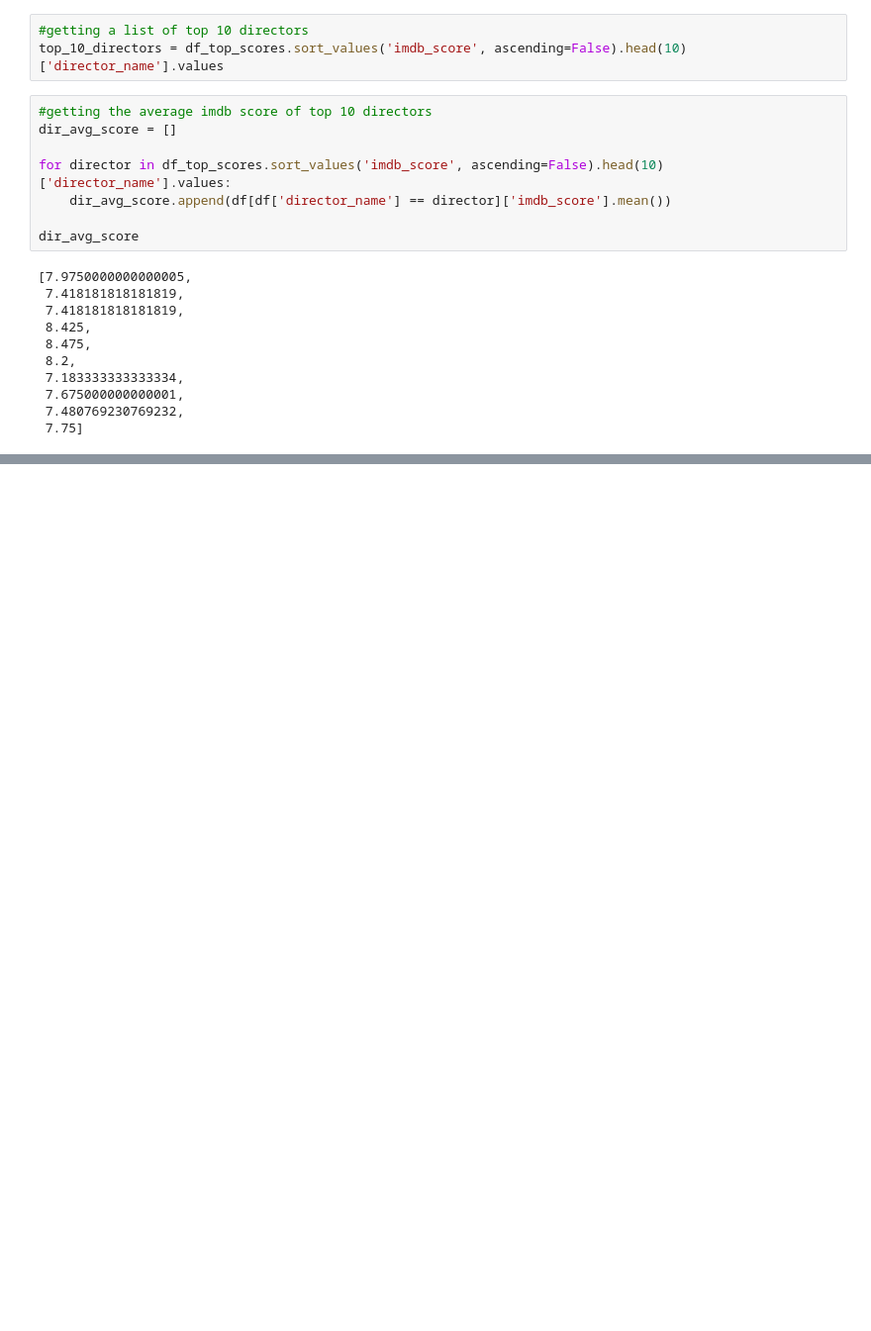
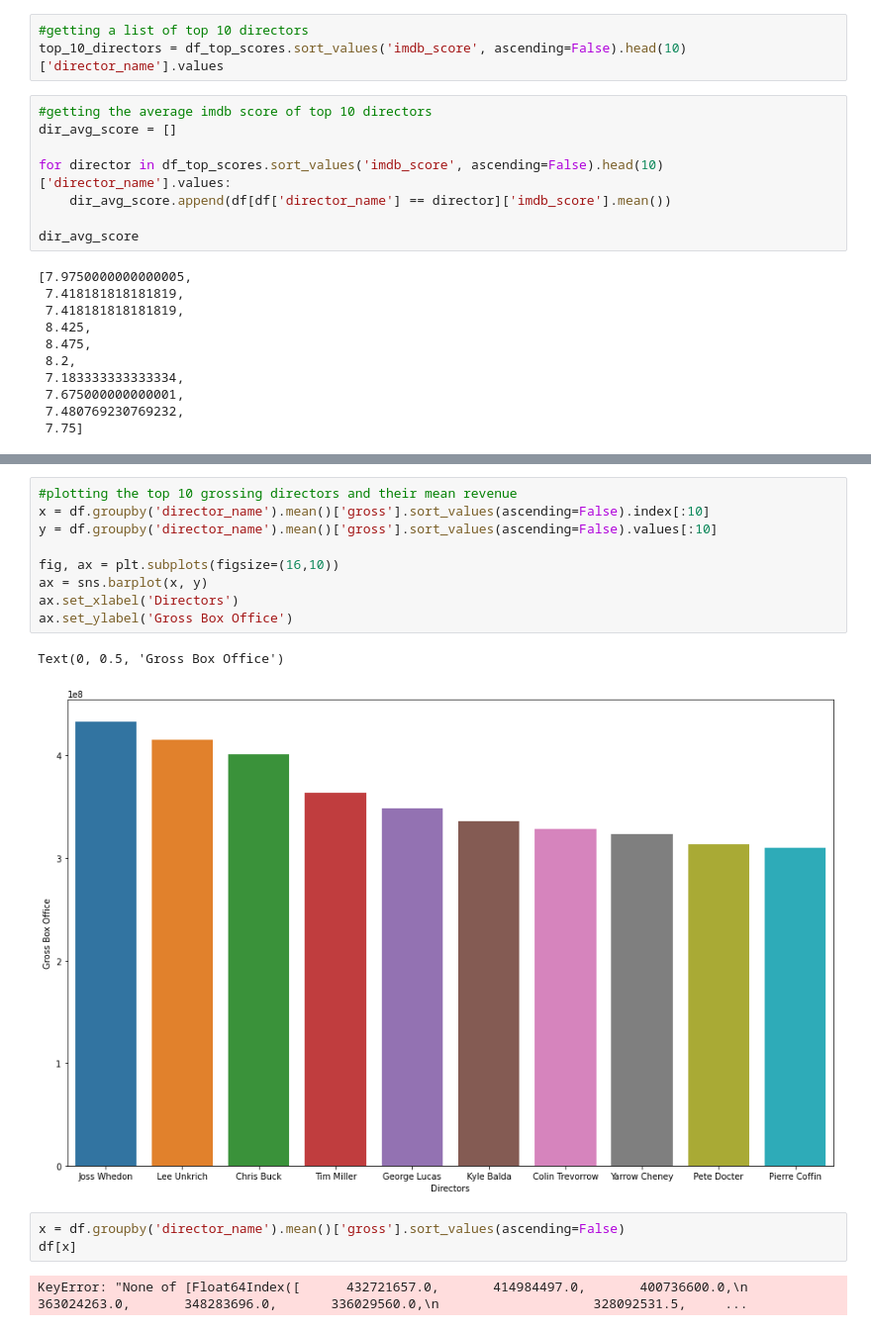
Before and after one commit to KPMcDonough49/dsc-phase-1-project, a Jupyter notebook: vc_working_notebooks/imdb_kaggle_cleaning.ipynb, the cells around one changed output, grey strips where cells are left out. Shown: that part at 99% size. Cells and saved outputs as stored; diff of their text form; blank space fills up the shorter version.

```diff
--- a/vc_working_notebooks/imdb_kaggle_cleaning.ipynb
+++ b/vc_working_notebooks/imdb_kaggle_cleaning.ipynb
@@ -89,0 +171,17 @@ ax.bar(x, y)
+# %%
+#plotting the top 10 grossing directors and their mean revenue
+x = df.groupby('director_name').mean()['gross'].sort_values(ascending=False).index[:10]
+y = df.groupby('director_name').mean()['gross'].sort_values(ascending=False).values[:10]
+
+fig, ax = plt.subplots(figsize=(16,10))
+ax = sns.barplot(x, y)
+ax.set_xlabel('Directors')
+ax.set_ylabel('Gross Box Office')
+# %% [output]
+Text(0, 0.5, 'Gross Box Office')
+[figure, added]
+# %%
+x = df.groupby('director_name').mean()['gross'].sort_values(ascending=False)
+df[x]
+# %% [output]
+KeyError: "None of [Float64Index([      432721657.0,       414984497.0,       400736600.0,\n                    363024263.0,       348283696.0,       336029560.0,\n                    328092531.5,     ...
```
Also changed, not shown: parts of 13 cells of this notebook, 1 other file.
